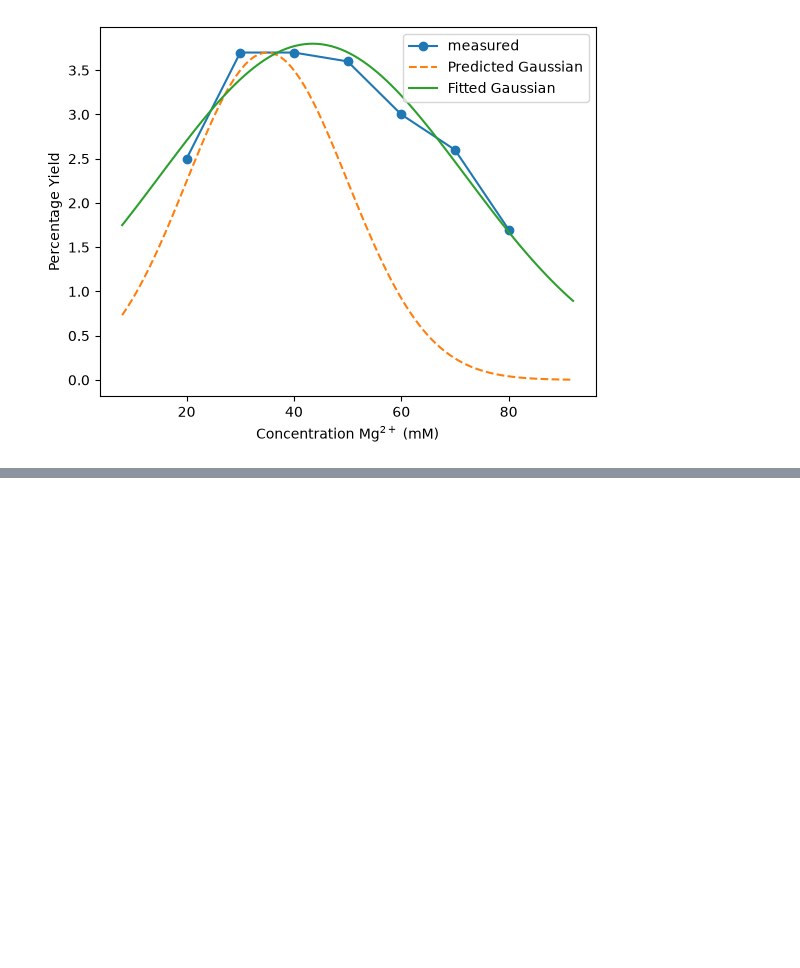
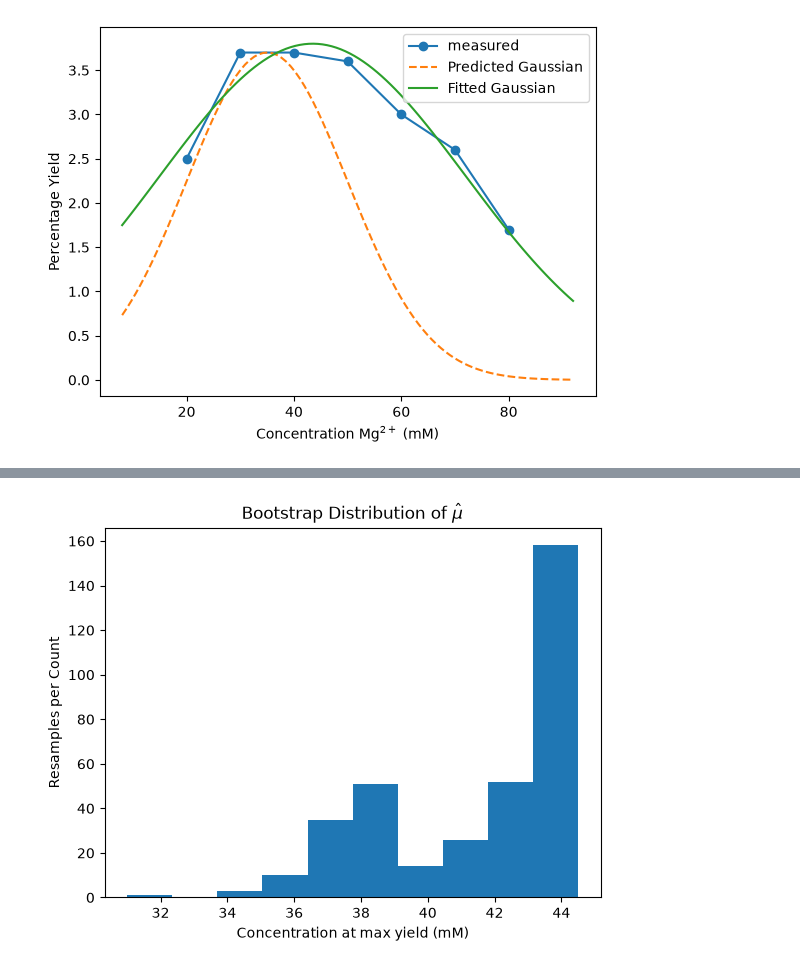
Before and after one commit to rracina/B-10_Project_DNA-Bricks, a Jupyter notebook: project_gabs.ipynb, the cells around one changed output, grey strips where cells are left out. Saved outputs shown, nothing was run; the diff lists cells and outputs as text; code cells hidden in the pictures; blank space fills up the shorter version.

```diff
--- a/project_gabs.ipynb
+++ b/project_gabs.ipynb
@@ -166,0 +282,9 @@ plt.show()
+# %%
+fig, ax = plt.subplots()
+ax.hist(dist.bootstrap_distribution, bins=10)
+ax.set_title('Bootstrap Distribution of $\\hat{\\mu}$')
+ax.set_xlabel('Concentration at max yield (mM)')
+ax.set_ylabel('Resamples per Count')
+plt.show()
+# %% [output]
+[figure, added]
```
Also changed, not shown: parts of 13 cells of this notebook, 1 other file.
